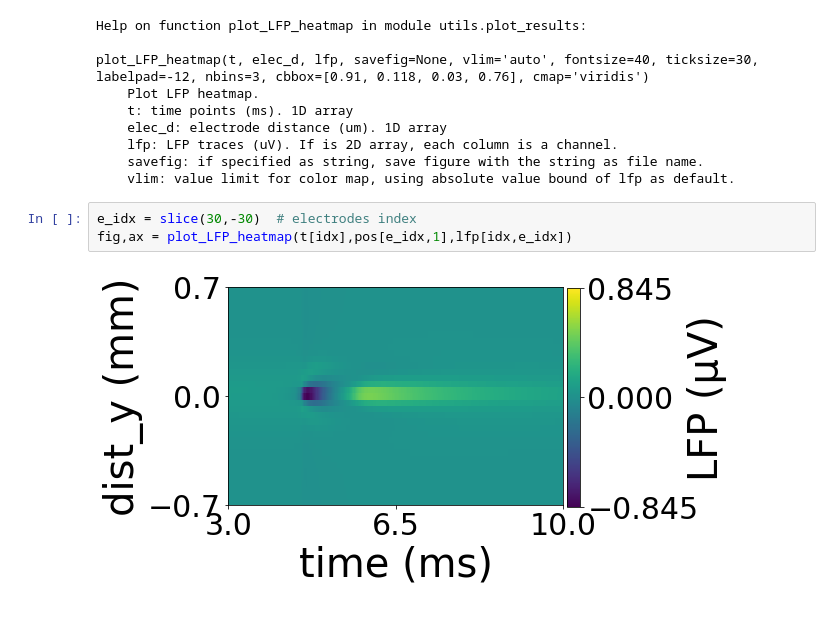
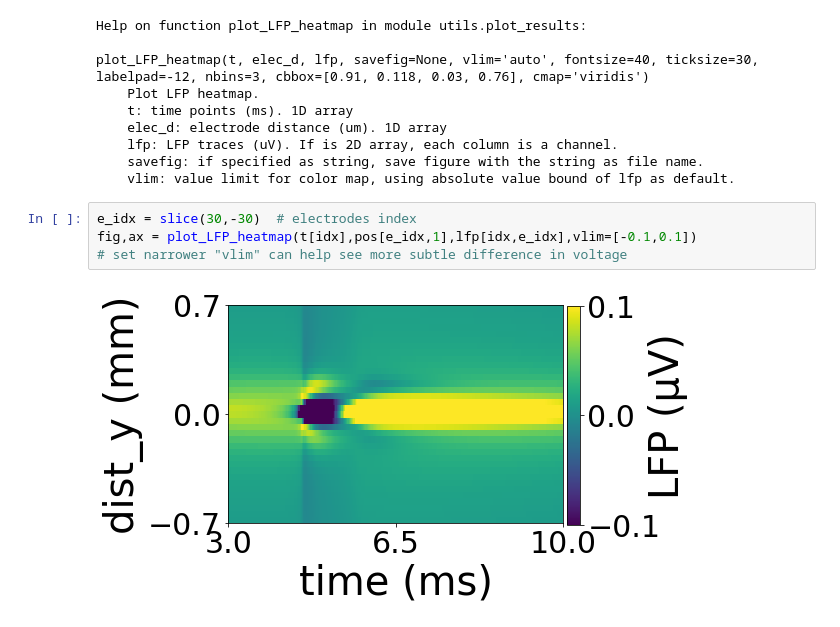
Before and after one commit to chenziao/Stylized-Cell-model, a Jupyter notebook: active_channel_model_example.ipynb, the cells around one changed output. Cells and saved outputs as stored; diff of their text form.

```diff
--- a/active_channel_model_example.ipynb
+++ b/active_channel_model_example.ipynb
@@ -274,6 +274,7 @@ plot_LFP_heatmap(t, elec_d, lfp, savefig=None, vlim='auto', fontsize=40, ticksiz
     vlim: value limit for color map, using absolute value bound of lfp as default.
 # %%
 e_idx = slice(30,-30)  # electrodes index
-fig,ax = plot_LFP_heatmap(t[idx],pos[e_idx,1],lfp[idx,e_idx])
+fig,ax = plot_LFP_heatmap(t[idx],pos[e_idx,1],lfp[idx,e_idx],vlim=[-0.1,0.1])
+# set narrower "vlim" can help see more subtle difference in voltage
 # %% [output]
-[figure, old version]
+[figure, new version]
```
Also changed, not shown: parts of 2 cells of this notebook.
